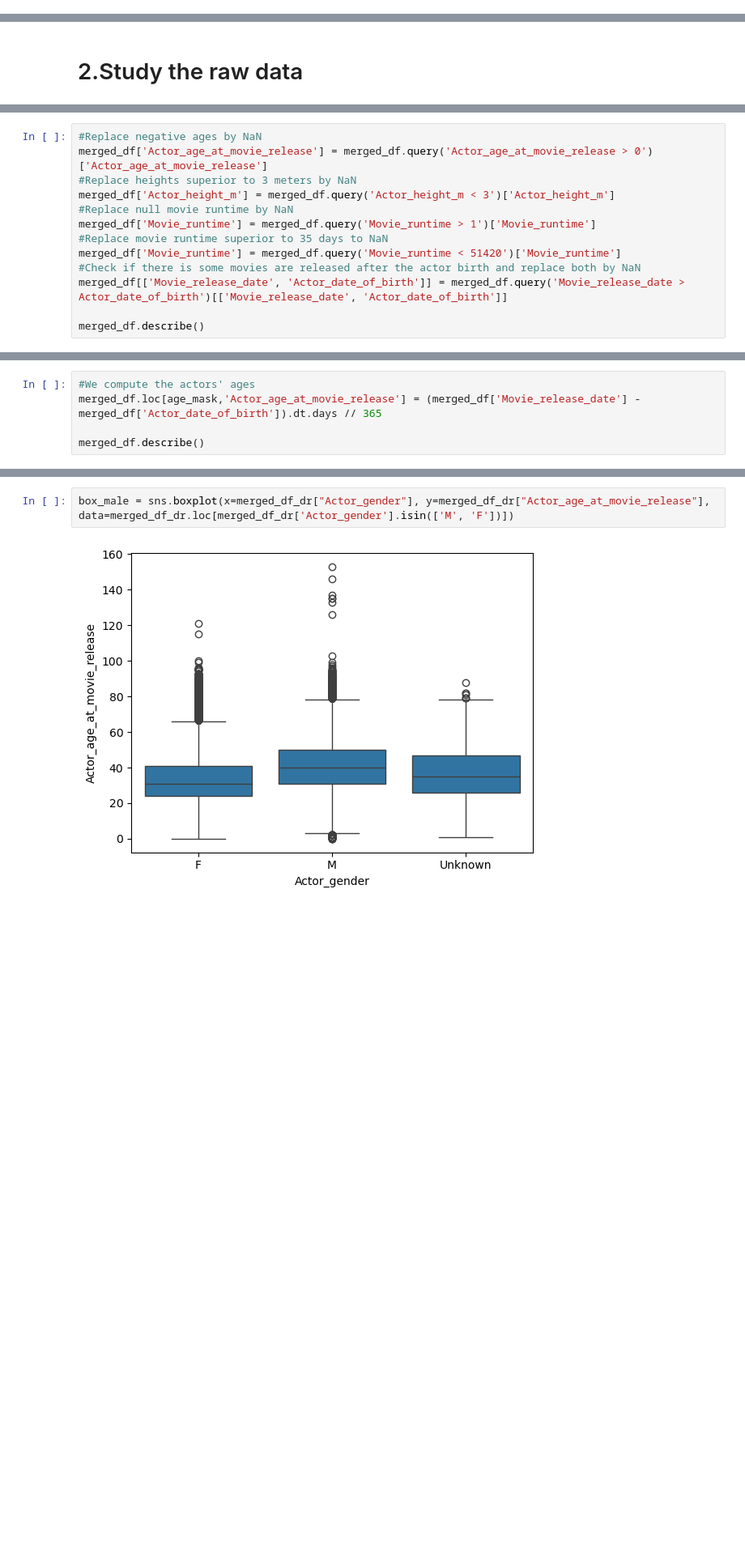
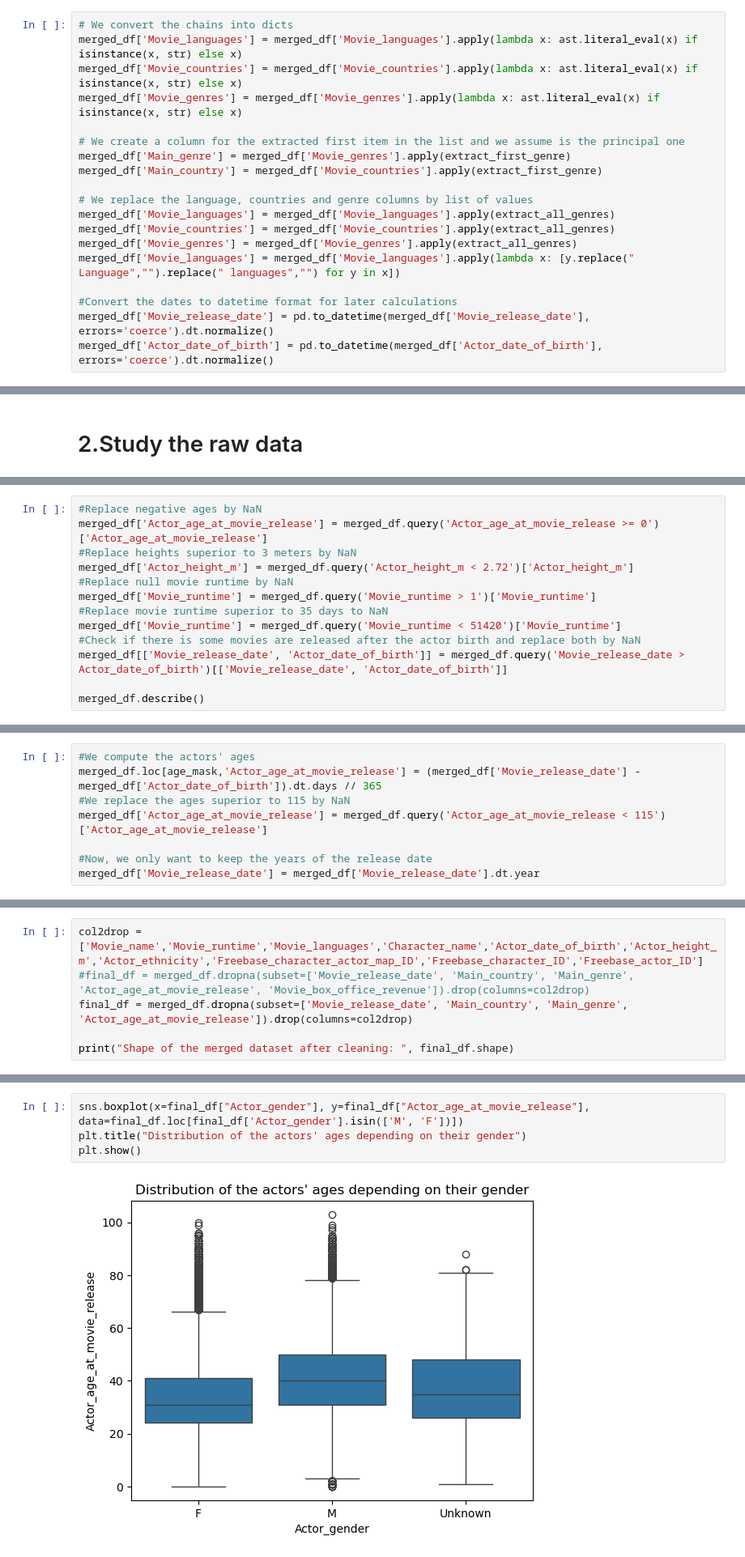
Before and after one commit to epfl-ada/ada-2024-project-ecureuilscosmiques24, a Jupyter notebook: projet_ADA.ipynb, the cells around one changed output, grey strips where cells are left out. Shown: that part at 81% size. Drawn from its saved outputs; the diff is of its cells as text; blank space fills up the shorter version.

Commit message:
mise en page notebook + cleaning dataset terminés

```diff
--- a/projet_ADA.ipynb
+++ b/projet_ADA.ipynb
@@ -99,0 +90,19 @@ dtype: object
+# %%
+# We convert the chains into dicts
+merged_df['Movie_languages'] = merged_df['Movie_languages'].apply(lambda x: ast.literal_eval(x) if isinstance(x, str) else x)
+merged_df['Movie_countries'] = merged_df['Movie_countries'].apply(lambda x: ast.literal_eval(x) if isinstance(x, str) else x)
+merged_df['Movie_genres'] = merged_df['Movie_genres'].apply(lambda x: ast.literal_eval(x) if isinstance(x, str) else x)
+
+# We create a column for the extracted first item in the list and we assume is the principal one
+merged_df['Main_genre'] = merged_df['Movie_genres'].apply(extract_first_genre)
+merged_df['Main_country'] = merged_df['Movie_countries'].apply(extract_first_genre)
+
+# We replace the language, countries and genre columns by list of values
+merged_df['Movie_languages'] = merged_df['Movie_languages'].apply(extract_all_genres)
+merged_df['Movie_countries'] = merged_df['Movie_countries'].apply(extract_all_genres)
+merged_df['Movie_genres'] = merged_df['Movie_genres'].apply(extract_all_genres)
+merged_df['Movie_languages'] = merged_df['Movie_languages'].apply(lambda x: [y.replace(" Language","").replace(" languages","") for y in x])
+
+#Convert the dates to datetime format for later calculations
+merged_df['Movie_release_date'] = pd.to_datetime(merged_df['Movie_release_date'], errors='coerce').dt.normalize()
+merged_df['Actor_date_of_birth'] = pd.to_datetime(merged_df['Actor_date_of_birth'], errors='coerce').dt.normalize()
@@ -125,8 +152,8 @@ We choose to replace the impossible values by NaN as it does not affecter the ac
 # %%
 #Replace negative ages by NaN
-merged_df['Actor_age_at_movie_release'] = merged_df.query('Actor_age_at_movie_release > 0')['Actor_age_at_movie_release']
+merged_df['Actor_age_at_movie_release'] = merged_df.query('Actor_age_at_movie_release >= 0')['Actor_age_at_movie_release']
 #Replace heights superior to 3 meters by NaN
-merged_df['Actor_height_m'] = merged_df.query('Actor_height_m < 3')['Actor_height_m']
+merged_df['Actor_height_m'] = merged_df.query('Actor_height_m < 2.72')['Actor_height_m']
 #Replace null movie runtime by NaN
 merged_df['Movie_runtime'] = merged_df.query('Movie_runtime > 1')['Movie_runtime']
 #Replace movie runtime superior to 35 days to NaN
@@ -203,5 +192,8 @@ We have 21042 missing actors' ages that can be calculated
 # %%
 #We compute the actors' ages
 merged_df.loc[age_mask,'Actor_age_at_movie_release'] = (merged_df['Movie_release_date'] - merged_df['Actor_date_of_birth']).dt.days // 365
+#We replace the ages superior to 115 by NaN
+merged_df['Actor_age_at_movie_release'] = merged_df.query('Actor_age_at_movie_release < 115')['Actor_age_at_movie_release']
 
-merged_df.describe()
+#Now, we only want to keep the years of the release date
+merged_df['Movie_release_date'] = merged_df['Movie_release_date'].dt.year
@@ -361,0 +254,6 @@ merged_df_dr[merged_df_dr.countries== "France"].head(3)
+# %%
+col2drop = ['Movie_name','Movie_runtime','Movie_languages','Character_name','Actor_date_of_birth','Actor_height_m','Actor_ethnicity','Freebase_character_actor_map_ID','Freebase_character_ID','Freebase_actor_ID']
+#final_df = merged_df.dropna(subset=['Movie_release_date', 'Main_country', 'Main_genre', 'Actor_age_at_movie_release', 'Movie_box_office_revenue']).drop(columns=col2drop)
+final_df = merged_df.dropna(subset=['Movie_release_date', 'Main_country', 'Main_genre', 'Actor_age_at_movie_release']).drop(columns=col2drop)
+
+print("Shape of the merged dataset after cleaning: ", final_df.shape)
@@ -364,4 +264,6 @@ merged_df_dr[merged_df_dr.countries== "France"].head(3)
 # %%
-box_male = sns.boxplot(x=merged_df_dr["Actor_gender"], y=merged_df_dr["Actor_age_at_movie_release"], data=merged_df_dr.loc[merged_df_dr['Actor_gender'].isin(['M', 'F'])])
+sns.boxplot(x=final_df["Actor_gender"], y=final_df["Actor_age_at_movie_release"], data=final_df.loc[final_df['Actor_gender'].isin(['M', 'F'])])
+plt.title("Distribution of the actors' ages depending on their gender")
+plt.show()
 # %% [output]
-[figure, old version]
+[figure, new version]
```
Also changed, not shown: parts of 33 cells of this notebook.
